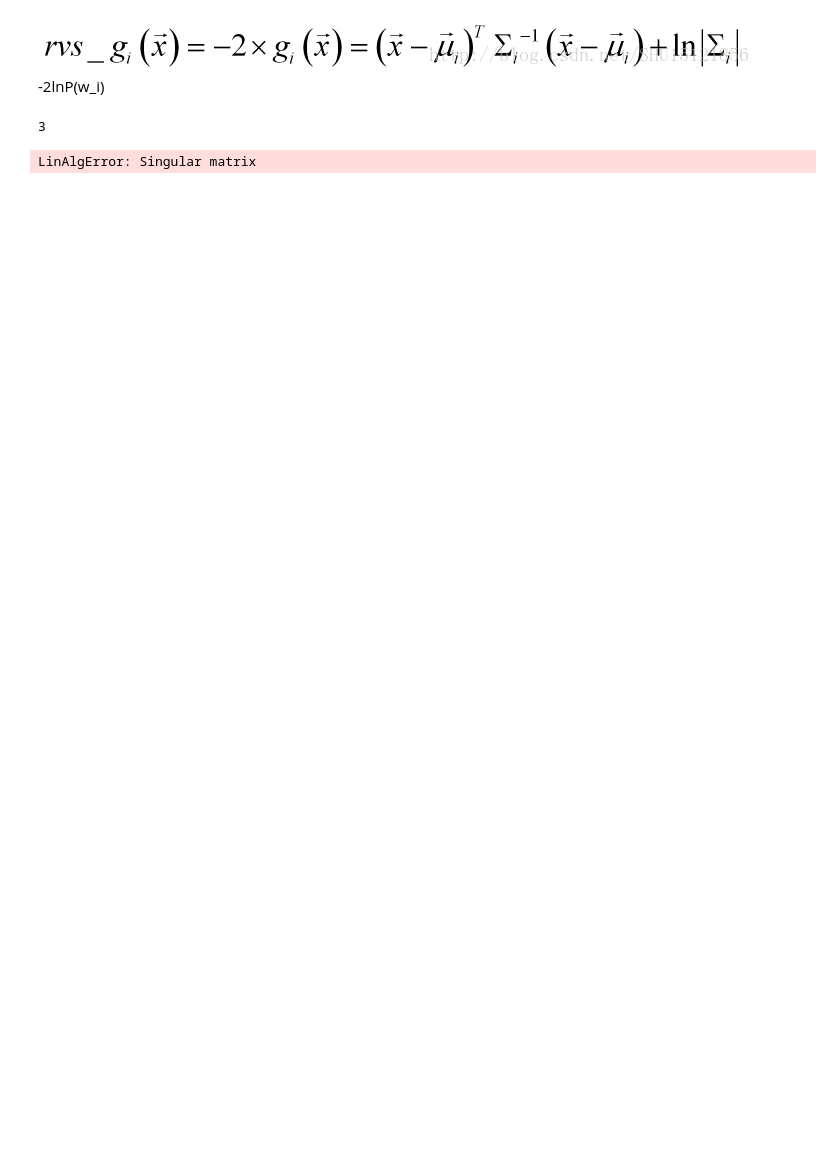
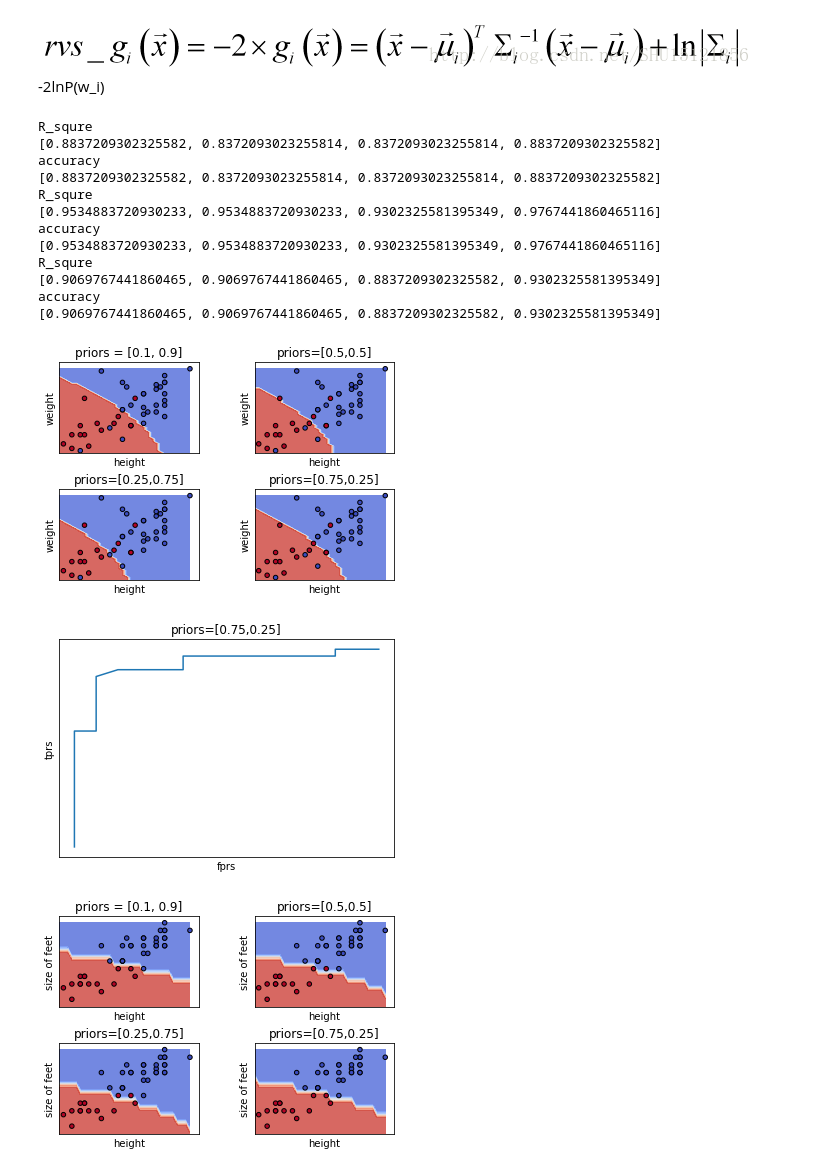
Before and after one commit to YihuiZhou-zyh/Pattern-Recognition, a Jupyter notebook: Bayers_fm.ipynb, the cells around one changed output. Saved outputs shown, nothing was run; the diff lists cells and outputs as text; code cells hidden in the pictures; blank space fills up the shorter version.

Commit message:
Bayers更新1，2，3维，但是自定义的roc似乎有问题，便直接使用sklearn封装的roc_curve，自己写的bayers和sklearn中的有差别，目前不清楚sklearn实际如何优化的，同时3d暂时没有画出决策面

```diff
--- a/Bayers_fm.ipynb
+++ b/Bayers_fm.ipynb
@@ -20,16 +1,13 @@ X1 = X[:,:2]
 # %%
-X_test = xlrd.open_workbook("fm_2018.xlsx")
-sheet = X_test.sheets()[0]
+import numpy as np
+import matplotlib.pyplot as plt
+import xlrd
+girl, boy = np.loadtxt(fname='girl.txt'),np.loadtxt('boy.txt')
+girlY, boyY =np.ones(girl.shape[0]), np.zeros(165)
+X, Y = np.vstack((boy, girl)), np.hstack((boyY, girlY))
+sheet = xlrd.open_workbook("fm_2018.xlsx").sheets()[0]
 X1,X2,X3= sheet.col_values(0),sheet.col_values(1),sheet.col_values(2)
-X_test = np.array([X1,X2,X3])
-X_test =X_test.T
-X_test.shape
-X_test = X_test[1:,:]
-
-y_test = np.array(sheet.col_values(3))
+X_test = np.array([X1,X2,X3]).T
+X_test, y_test = X_test[1:,:], np.array(sheet.col_values(3))[1:]
 y_test = np.array(y_test=="女",dtype="float64")
-X_test = X_test.astype("float64")
-y_test = y_test[1:]
-y_test.shape
-# X_test   # feet and height and weight
-# X    #height and weight and feet
+X_test, Y = X_test.astype("float64"), Y.astype('float64')
@@ -75,39 +66,22 @@ print(scores)
 # %% [markdown]
 ![%E5%9B%BE%E7%89%87.png](attachment:%E5%9B%BE%E7%89%87.png)-2lnP(w_i)
-# %%
-from playML.Bayers import BayersGN
-clf = BayersGN()
-# %% [output]
-3
-# %%
-models = (BayersGN(),
-           BayersGN(priors=[0.5,0.5]),
-           BayersGN(priors=[0.25,0.75]),
-           BayersGN(priors=[0.75,0.25]))
-models = [clf.fit(X[:,:2], Y) for clf in models]
-# scores
-scores = [model.score(X_test[:,:2], y_test) for model in models]
-
-# title for the plots
-titles = ('GaussianNB()',
-          'priors=[0.5,0.5]',
-          'priors=[0.25,0.75]',
-          'priors=[0.75,0.25]')
-
-fig, sub = plt.subplots(2, 2)
-plt.subplots_adjust(wspace=0.4, hspace=0.4)
-
-for clf, title, ax in zip(models, titles, sub.flatten()):
-    plot_decision_boundary(ax, clf, X_test)
-    ax.scatter(X_test[:,0], X_test[:,1], c=y_test, cmap=plt.cm.coolwarm, s=20, edgecolors='k')
-#     ax.set_xlim(X_test[:,0].min(), X_test[:,0].max())
-#     ax.set_ylim( X_test[:,1].min(),  X_test[:,1].max())
-    ax.set_xlabel('height')
-    ax.set_ylabel('weight')
-    ax.set_xticks(())
-    ax.set_yticks(())
-    ax.set_title(title)
-
-print(scores)
-# %% [output]
-LinAlgError: Singular matrix
+# %%
+bayers_2d(0,1)
+bayers_2d(0,2)
+bayers_2d(1,2)
+# %% [output]
+R_squre
+[0.8837209302325582, 0.8372093023255814, 0.8372093023255814, 0.8837209302325582]
+accuracy
+[0.8837209302325582, 0.8372093023255814, 0.8372093023255814, 0.8837209302325582]
+R_squre
+[0.9534883720930233, 0.9534883720930233, 0.9302325581395349, 0.9767441860465116]
+accuracy
+[0.9534883720930233, 0.9534883720930233, 0.9302325581395349, 0.9767441860465116]
+R_squre
+[0.9069767441860465, 0.9069767441860465, 0.8837209302325582, 0.9302325581395349]
+accuracy
+[0.9069767441860465, 0.9069767441860465, 0.8837209302325582, 0.9302325581395349]
+[figure, added]
+[figure, added]
+[figure, added]
```
Also changed, not shown: parts of 8 cells of this notebook, 6 other files.
